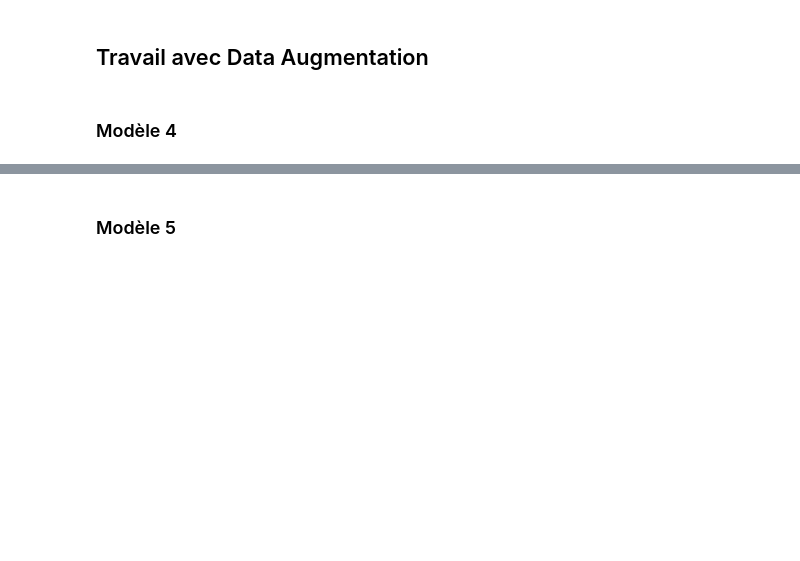
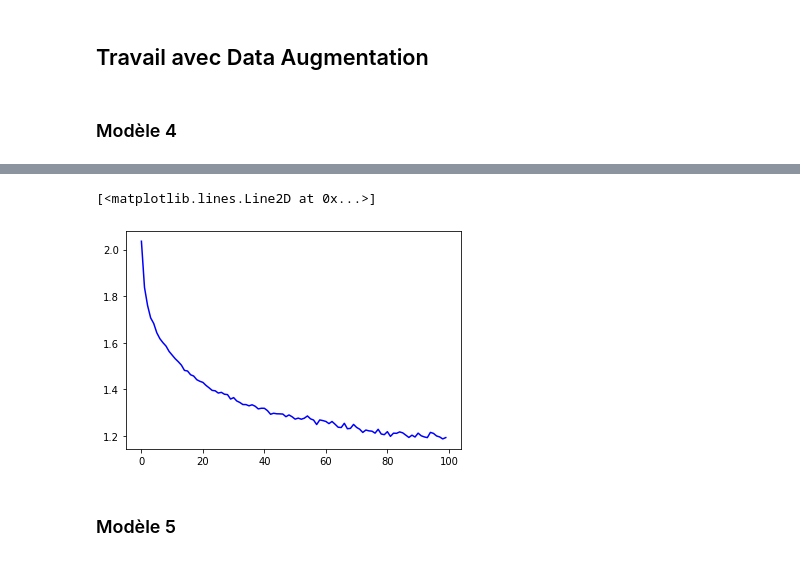
Before and after one commit to Cycyplay/M2_DeepLearning_Classification, a Jupyter notebook: DeepLearning_Projet_Classification_Version_de_Base.ipynb, the cells around one changed output, grey strips where cells are left out. Drawn from its saved outputs; the diff is of its cells as text; code cells hidden in the pictures; blank space fills up the shorter version.

```diff
--- a/DeepLearning_Projet_Classification_Version_de_Base.ipynb
+++ b/DeepLearning_Projet_Classification_Version_de_Base.ipynb
@@ -303,3 +253,9 @@ Test loss: 1.810328722000122
+# %%
+import matplotlib.pyplot as plt
+plt.plot(history_4.history["loss"], "b")
+# %% [output]
+[<matplotlib.lines.Line2D at 0x...>]
+[figure, added]
 # %% [markdown]
 ### Modèle 5
 # %%
```
Also changed, not shown: parts of 33 cells of this notebook.
